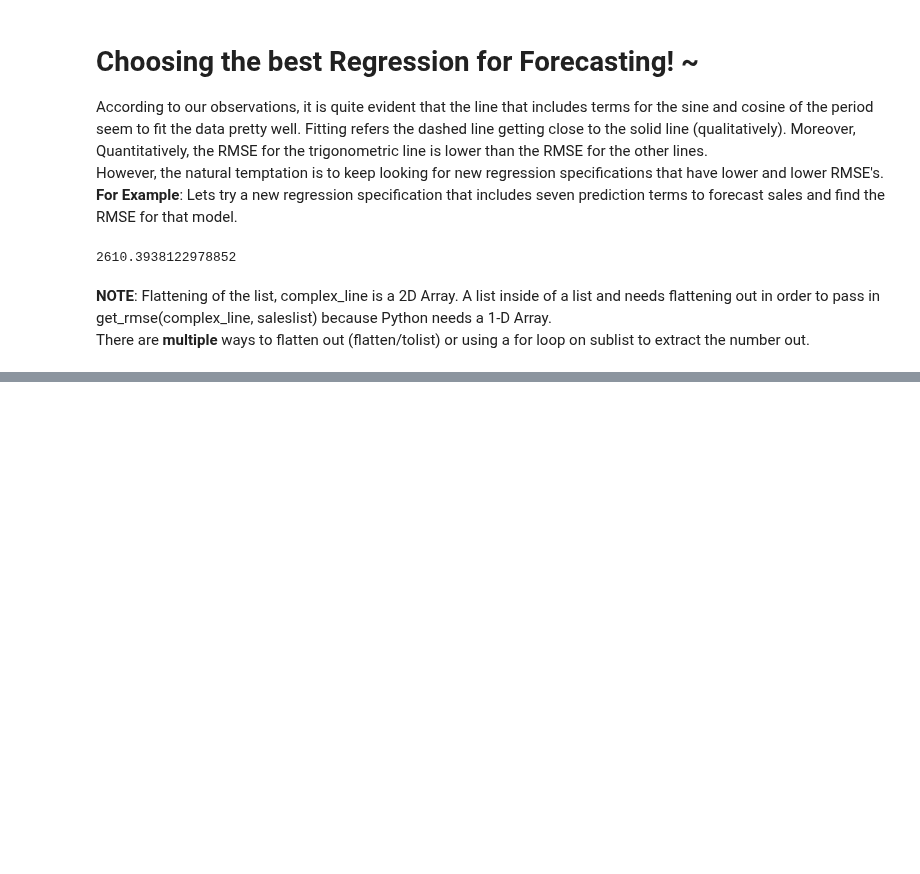
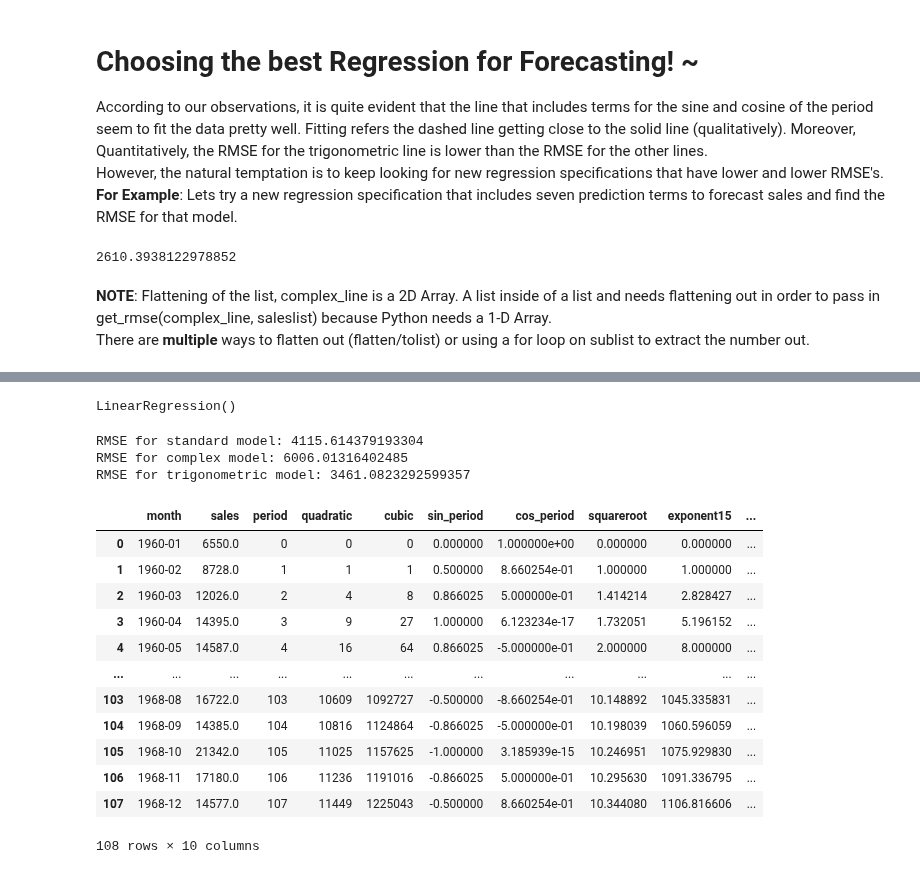
Before and after one commit to gonkikong0/Data-Science-, a Jupyter notebook: Forecasting.ipynb, the cells around one changed output, grey strips where cells are left out. Drawn from its saved outputs; the diff is of its cells as text; code cells hidden in the pictures; blank space fills up the shorter version.

Commit message:
choosing regression for forecasting

```diff
--- a/Forecasting.ipynb
+++ b/Forecasting.ipynb
@@ -428,0 +438,50 @@ There are <b>multiple</b> ways to flatten out (flatten/tolist) or using a for lo
+# %%
+x_complex_train = df.loc[0:80,['period', 'quadratic', 'cubic', 'log', 'sin_period', 'cos_period', 'squareroot', 'exponent15', 'log']].values.reshape(-1,9)
+y_train = df.loc[0:80, 'sales'].values.reshape(-1,1)
+
+x_complex_test = df.loc[81:107,['period', 'quadratic', 'cubic', 'log', 'sin_period', 'cos_period', 'squareroot', 'exponent15', 'log']].values.reshape(-1,9)
+y_test = df.loc[81:107, 'sales'].values.reshape(-1,1)
+
+regressor_complex.fit(x_complex_train, y_train)
+# %% [output]
+LinearRegression()
+# %%
+# Checking RMSE of several models on our test data -
+
+x_train = df.loc[0:80, ['period']].values.reshape(-1,1)
+x_test = df.loc[81:107, ['period']].values.reshape(-1,1)
+
+x_trig_train = df.loc[0:80, ['period', 'sin_period', 'cos_period']].values.reshape(-1,3)
+x_trig_test = df.loc[81:107, ['period', 'sin_period', 'cos_period']].values.reshape(-1,3)
+
+regressor.fit(x_train, y_train)
+regressor_trig.fit(x_trig_train, y_train)
+
+complex_test_preds = [prediction for sublist in regressor_complex.predict(x_complex_test) for prediction in sublist]
+test_predictions = [prediction for sublist in regressor.predict(x_test) for prediction in sublist]
+trig_test_predictions = [prediction for sublist in regressor_trig.predict(x_trig_test) for prediction in sublist]
+
+
+print(f"RMSE for standard model: {get_rmse(test_predictions, saleslist[81:107])}")
+print(f"RMSE for complex model: {get_rmse(complex_test_preds, saleslist[81:107])}")
+print(f"RMSE for trigonometric model: {get_rmse(trig_test_predictions, saleslist[81:107])}")
+# %% [output]
+RMSE for standard model: 4115.614379193304
+RMSE for complex model: 6006.01316402485
+RMSE for trigonometric model: 3461.0823292599357
+# %%
+df
+# %% [output]
+|  | month | sales | period | quadratic | cubic | sin_period | cos_period | squareroot | exponent15 | ... |
+| 0 | 1960-01 | 6550.0 | 0 | 0 | 0 | 0.000000 | 1.000000e+00 | 0.000000 | 0.000000 | ... |
+| 1 | 1960-02 | 8728.0 | 1 | 1 | 1 | 0.500000 | 8.660254e-01 | 1.000000 | 1.000000 | ... |
+| 2 | 1960-03 | 12026.0 | 2 | 4 | 8 | 0.866025 | 5.000000e-01 | 1.414214 | 2.828427 | ... |
+| 3 | 1960-04 | 14395.0 | 3 | 9 | 27 | 1.000000 | 6.123234e-17 | 1.732051 | 5.196152 | ... |
+| 4 | 1960-05 | 14587.0 | 4 | 16 | 64 | 0.866025 | -5.000000e-01 | 2.000000 | 8.000000 | ... |
+| ... | ... | ... | ... | ... | ... | ... | ... | ... | ... | ... |
+| 103 | 1968-08 | 16722.0 | 103 | 10609 | 1092727 | -0.500000 | -8.660254e-01 | 10.148892 | 1045.335831 | ... |
+| 104 | 1968-09 | 14385.0 | 104 | 10816 | 1124864 | -0.866025 | -5.000000e-01 | 10.198039 | 1060.596059 | ... |
+| 105 | 1968-10 | 21342.0 | 105 | 11025 | 1157625 | -1.000000 | 3.185939e-15 | 10.246951 | 1075.929830 | ... |
+| 106 | 1968-11 | 17180.0 | 106 | 11236 | 1191016 | -0.866025 | 5.000000e-01 | 10.295630 | 1091.336795 | ... |
+| 107 | 1968-12 | 14577.0 | 107 | 11449 | 1225043 | -0.500000 | 8.660254e-01 | 10.344080 | 1106.816606 | ... |
+108 rows × 10 columns
```
Also changed, not shown: parts of 1 cell of this notebook.
